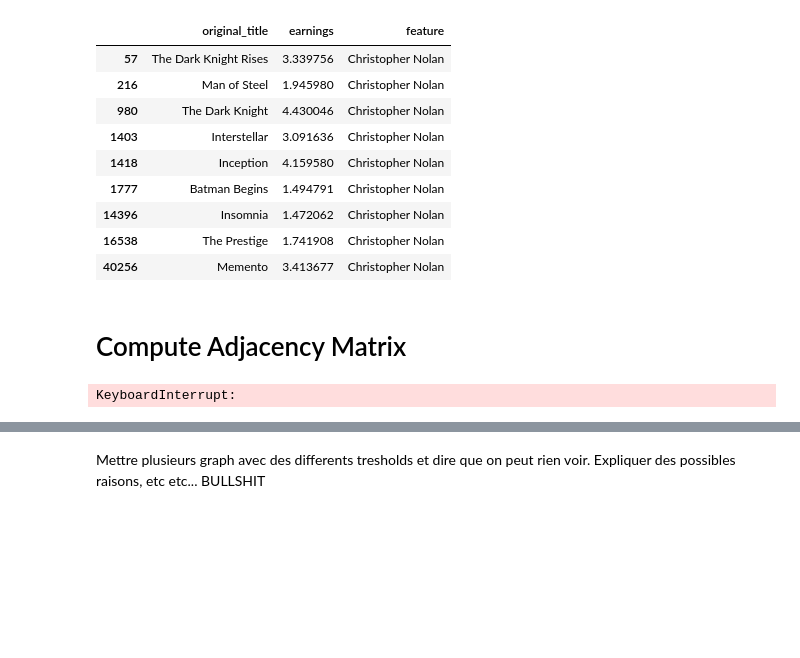
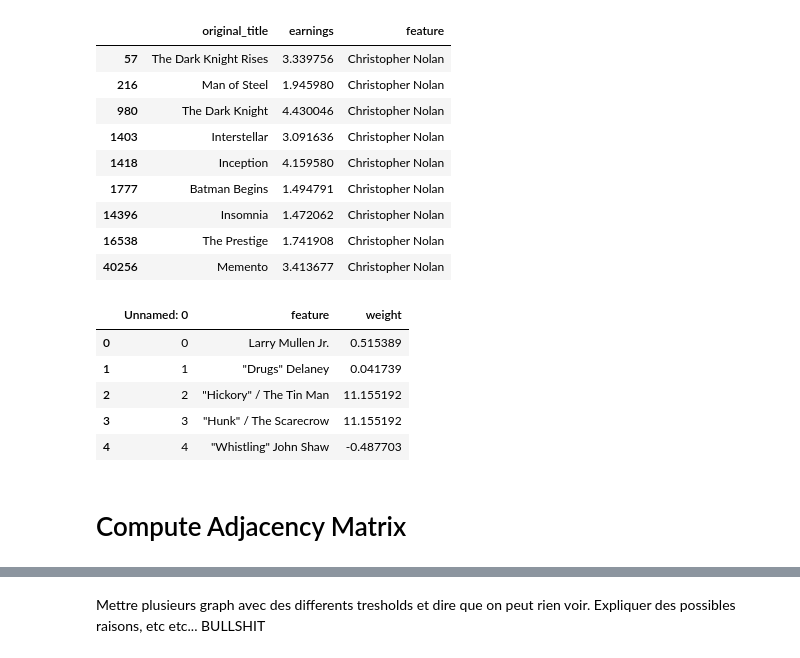
Before and after one commit to rocari96/NTDS-project, a Jupyter notebook: notebook.ipynb, the cells around one changed output, grey strips where cells are left out. Saved outputs shown, nothing was run; the diff lists cells and outputs as text; code cells hidden in the pictures; blank space fills up the shorter version.

```diff
--- a/notebook.ipynb
+++ b/notebook.ipynb
@@ -176,6 +176,15 @@ def compute_features_weight(movies, data_type):
     return features
 # %%
 features = compute_features_weight(movies, 'full')
+# %%
+features.head()
+# %% [output]
+|  | Unnamed: 0 | feature | weight |
+| 0 | 0 | Larry Mullen Jr. | 0.515389 |
+| 1 | 1 | "Drugs" Delaney | 0.041739 |
+| 2 | 2 | "Hickory" / The Tin Man | 11.155192 |
+| 3 | 3 | "Hunk" / The Scarecrow | 11.155192 |
+| 4 | 4 | "Whistling" John Shaw | -0.487703 |
 # %% [markdown]
 # Compute Adjacency Matrix
 # %%
@@ -209,8 +218,6 @@ def compute_adjacency(name, model):
 # %%
 n_nodes = len(movies)
 
-adjacency = compute_adjacency('adjacency', 'weight')
+adjacency = compute_adjacency('adjacency.npy', 'weight')
-# %% [output]
-KeyboardInterrupt:
 # %%
 print('Our graph contains {} movies.'.format(n_nodes))
```
Also changed, not shown: parts of 39 cells of this notebook, 9 other files.
